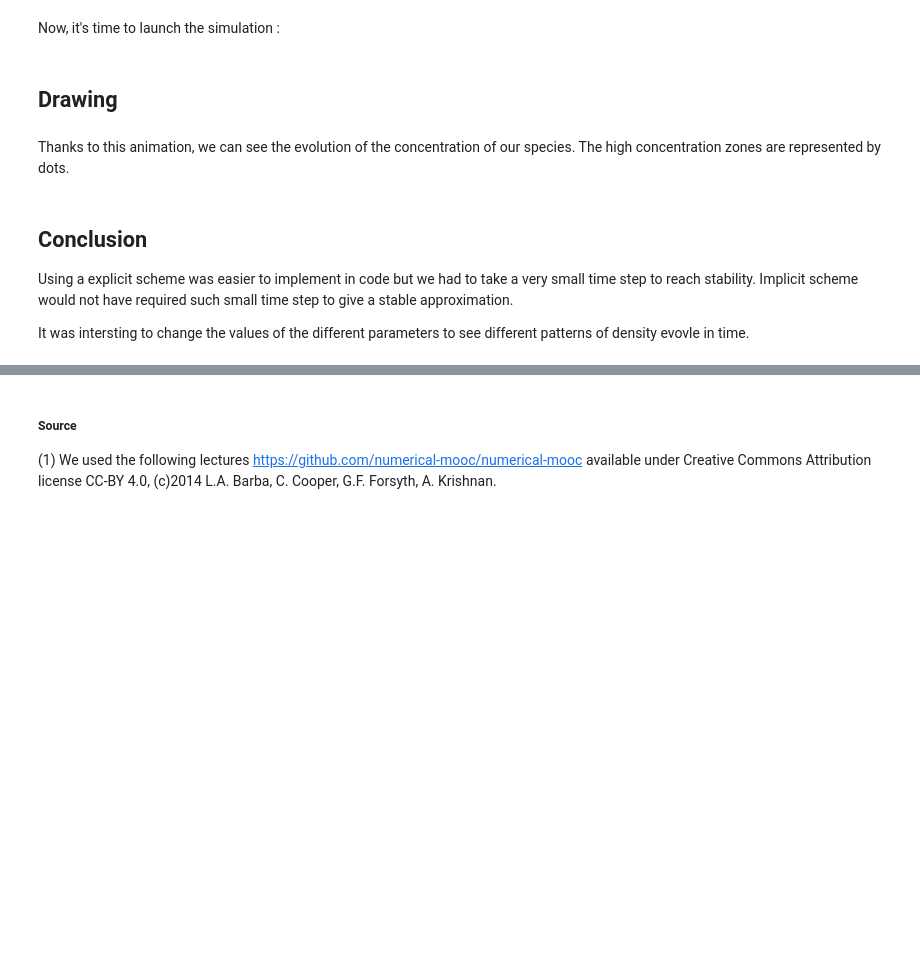
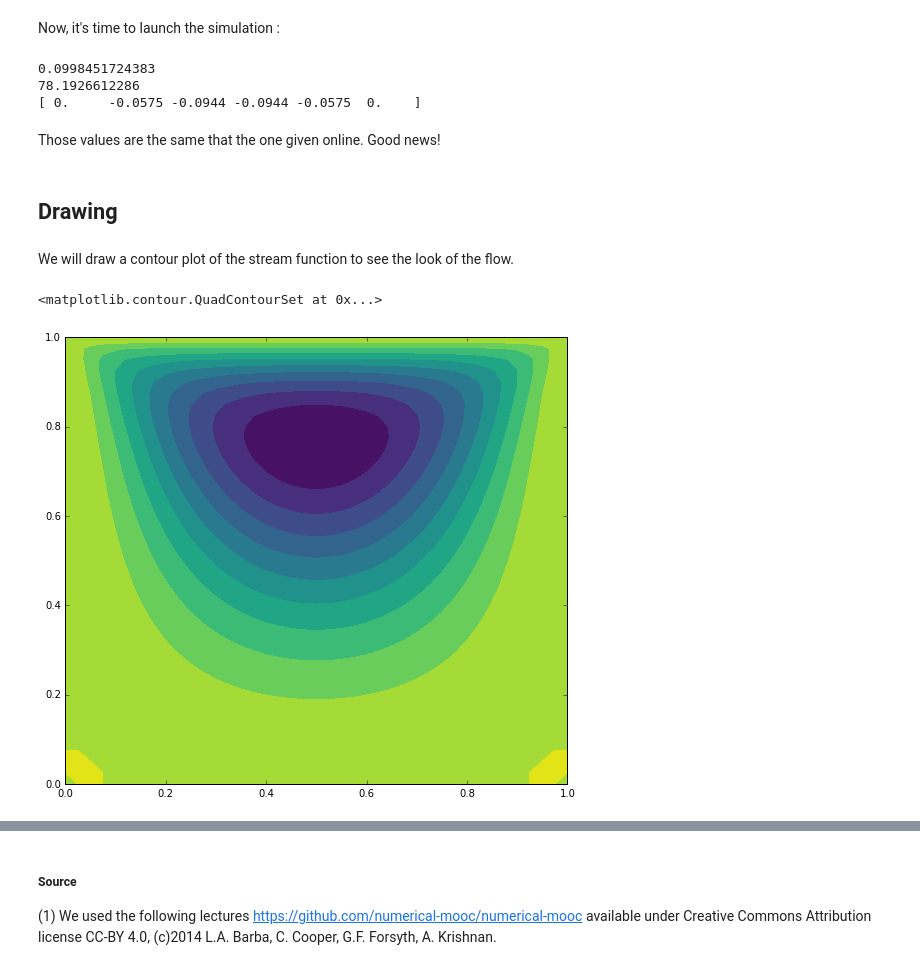
Before and after one commit to irenous/numerical-mooc, a Jupyter notebook: working/stokes/Stokes.ipynb, the cells around one changed output, grey strips where cells are left out. Saved outputs shown, nothing was run; the diff lists cells and outputs as text; code cells hidden in the pictures; blank space fills up the shorter version.

```diff
--- a/working/stokes/Stokes.ipynb
+++ b/working/stokes/Stokes.ipynb
@@ -86,7 +177,7 @@ Where N is the index of the cell at the boundaries of our spacial domain (i.e. N
 
 We can now implement those equations. The boundary conditions need to be applied at each itterations. In Python that gives us :
 # %%
-def solve(psi_i, omega_i, dx, dy, norm_func, norm_target):
+def solve(psi_i, omega_i, dx, dy, norm_func, norm_target,u):
     """
     Compute the solution of the partial differential system :
         - du/dt = Du*(div(grad(u)) + G1(u, v)
@@ -132,7 +223,7 @@ def solve(psi_i, omega_i, dx, dy, norm_func, norm_target):
 
         # Bcs
         omega[-1, :] = (-1/(2*dy**2))*(8*psi[-2, :] - psi[-3, :]) \
-                - (3*1)/dy # Top
+                - (3*u)/dy # Top
         omega[0, :] = (-1/(2*dy**2))*(8*psi[1, :] - psi[2, :]) # Bottom
         omega[:, -1] = (-1/(2*dx**2))*(8*psi[:, -2] - psi[:, -3]) # Left
         omega[:, 0] = (-1/(2*dx**2))*(8*psi[:, 1] - psi[:, 2]) # Right
@@ -194,6 +267,9 @@ def l1_norm(new, old):
 
 norm_target = 1e-6
 
+#speed
+u=1
+
 # Initial conditions
 psi = numpy.zeros((nx, ny))
 omega = numpy.zeros((nx, ny))
@@ -201,27 +277,30 @@ omega = numpy.zeros((nx, ny))
 Now, it's time to launch the simulation :
 # %%
 # Solve
-psi, omega = solve(psi, omega, dx, dy, l1_norm, norm_target)
+psi, omega = solve(psi, omega, dx, dy, l1_norm, norm_target,u)
 
 # Output
 print(numpy.amax(numpy.abs(psi)))
 print(numpy.amax(numpy.abs(omega)))
 print(numpy.round(psi[32,::8], 4))
+# %% [output]
+0.0998451724383
+78.1926612286
+[ 0.     -0.0575 -0.0944 -0.0944 -0.0575  0.    ]
+# %% [markdown]
+Those values are the same that the one given online. Good news!
 # %% [markdown]
 ## Drawing
-# %% [markdown]
-Thanks to this animation, we can see the evolution of the concentration of our species. The high concentration zones are represented by dots.
+# %% [markdown]
+We will draw a contour plot of the stream function to see the look of the flow.
 # %%
 # Axes helpers
 x = numpy.linspace(0, l, nx)
 y = numpy.linspace(0, h, ny)
 
 # Figure
-pyplot.figure(figsize=(15,15))
+pyplot.figure(figsize=(9,8))
 pyplot.contourf(x,y,psi,10,cmap=cm.viridis)
+# %% [output]
+<matplotlib.contour.QuadContourSet at 0x...>
+[figure, added]
-# %% [markdown]
-## Conclusion
-
-Using a explicit scheme was easier to implement in code but we had to take a very small time step to reach stability. Implicit scheme would not have required such small time step to give a stable approximation.
-
-It was intersting to change the values of the different parameters to see different patterns of density evovle in time.
```
Also changed, not shown: parts of 15 cells of this notebook.
